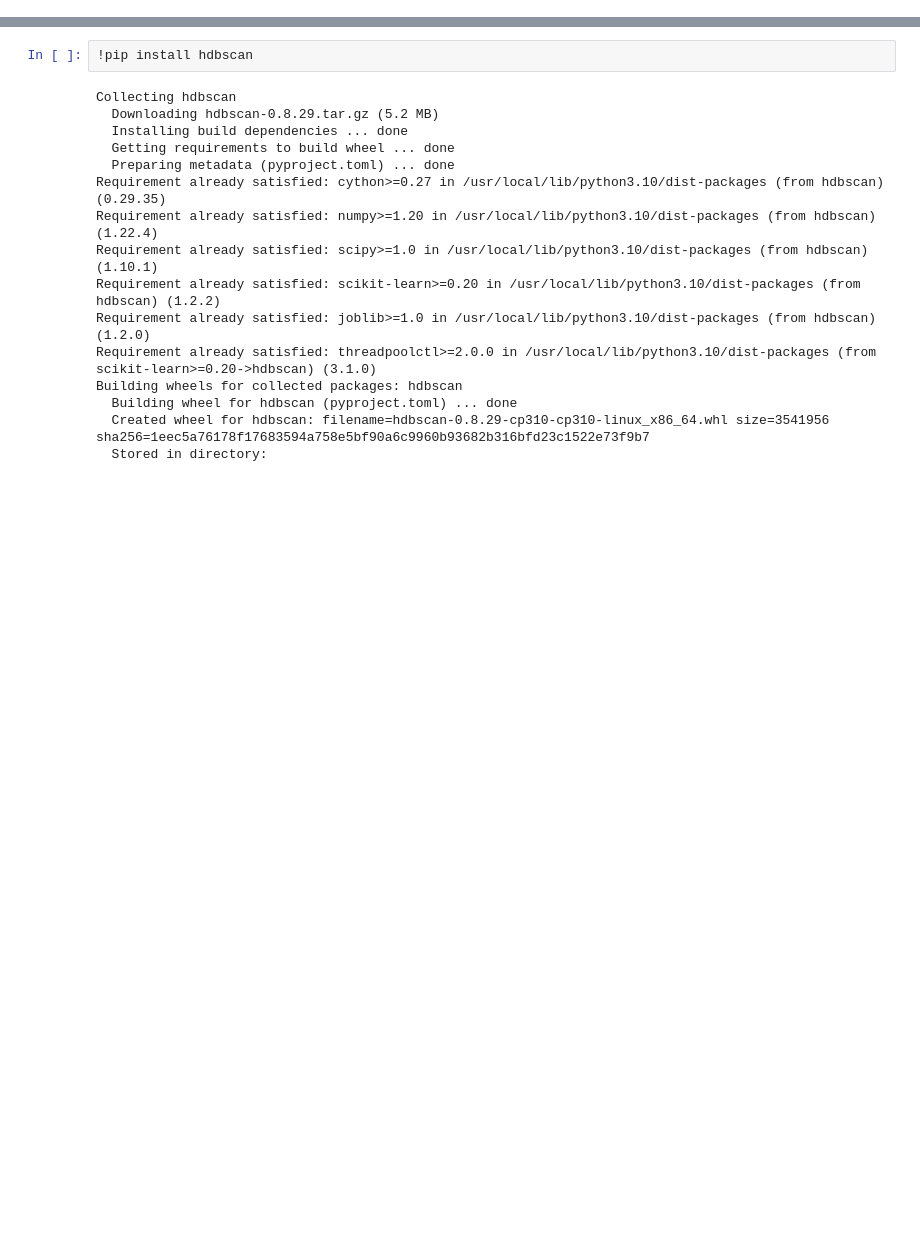
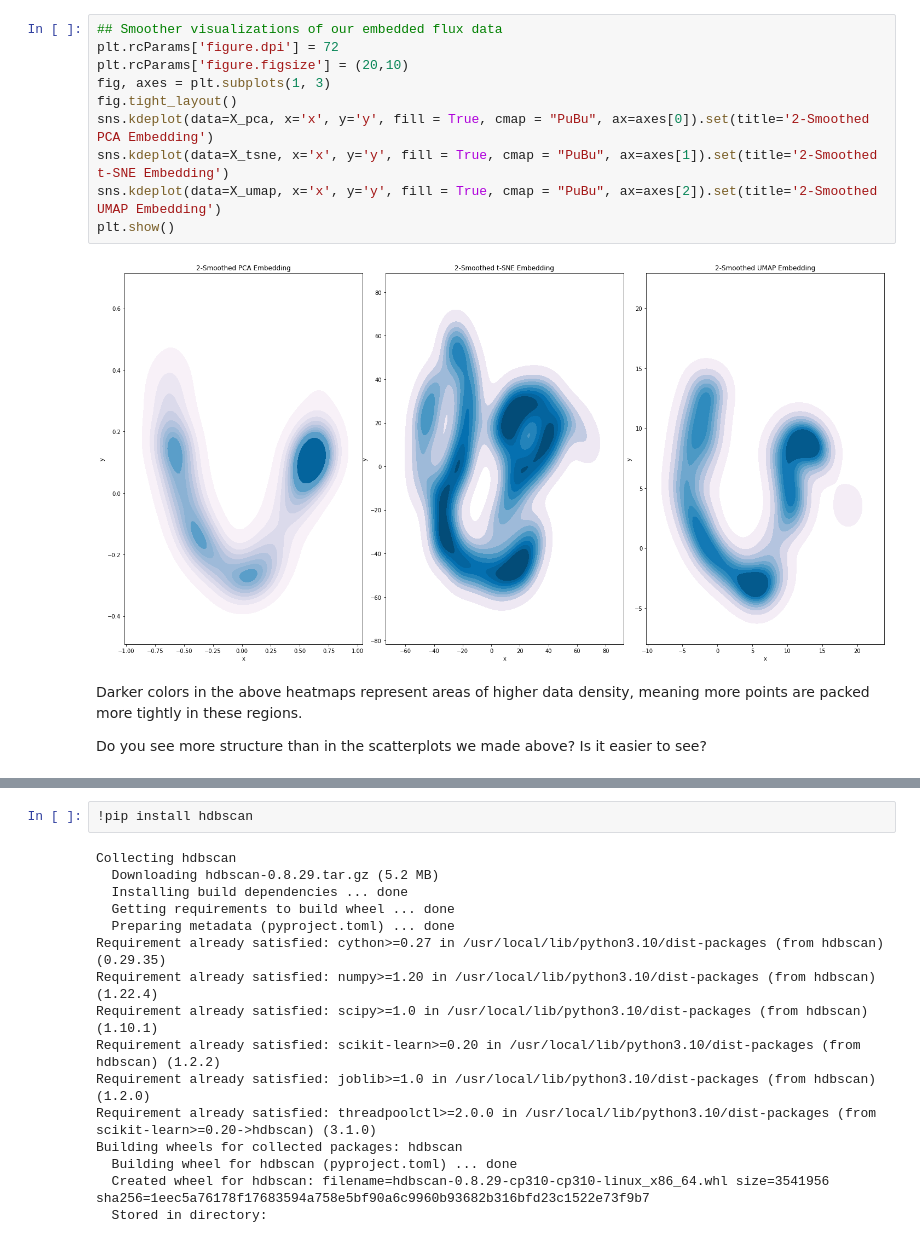
Before and after one commit to jt-ut/GaiaREU, a Jupyter notebook: GaiaREU-ML_v1.ipynb, the cells around one changed output, grey strips where cells are left out. Saved outputs shown, nothing was run; the diff lists cells and outputs as text; blank space fills up the shorter version.

```diff
--- a/GaiaREU-ML_v1.ipynb
+++ b/GaiaREU-ML_v1.ipynb
@@ -146,2 +156,18 @@ Thu Jun 29 15:08:06 2023 Finished embedding
+# %%
+## Smoother visualizations of our embedded flux data
+plt.rcParams['figure.dpi'] = 72
+plt.rcParams['figure.figsize'] = (20,10)
+fig, axes = plt.subplots(1, 3)
+fig.tight_layout()
+sns.kdeplot(data=X_pca, x='x', y='y', fill = True, cmap = "PuBu", ax=axes[0]).set(title='2-Smoothed PCA Embedding')
+sns.kdeplot(data=X_tsne, x='x', y='y', fill = True, cmap = "PuBu", ax=axes[1]).set(title='2-Smoothed t-SNE Embedding')
+sns.kdeplot(data=X_umap, x='x', y='y', fill = True, cmap = "PuBu", ax=axes[2]).set(title='2-Smoothed UMAP Embedding')
+plt.show()
+# %% [output]
+[figure, added]
+# %% [markdown]
+Darker colors in the above heatmaps represent areas of higher data density, meaning more points are packed more tightly in these regions.
+
+Do you see more structure than in the scatterplots we made above? Is it easier to see?
 # %%
 import numpy as np
```
Also changed, not shown: parts of 18 cells of this notebook.
